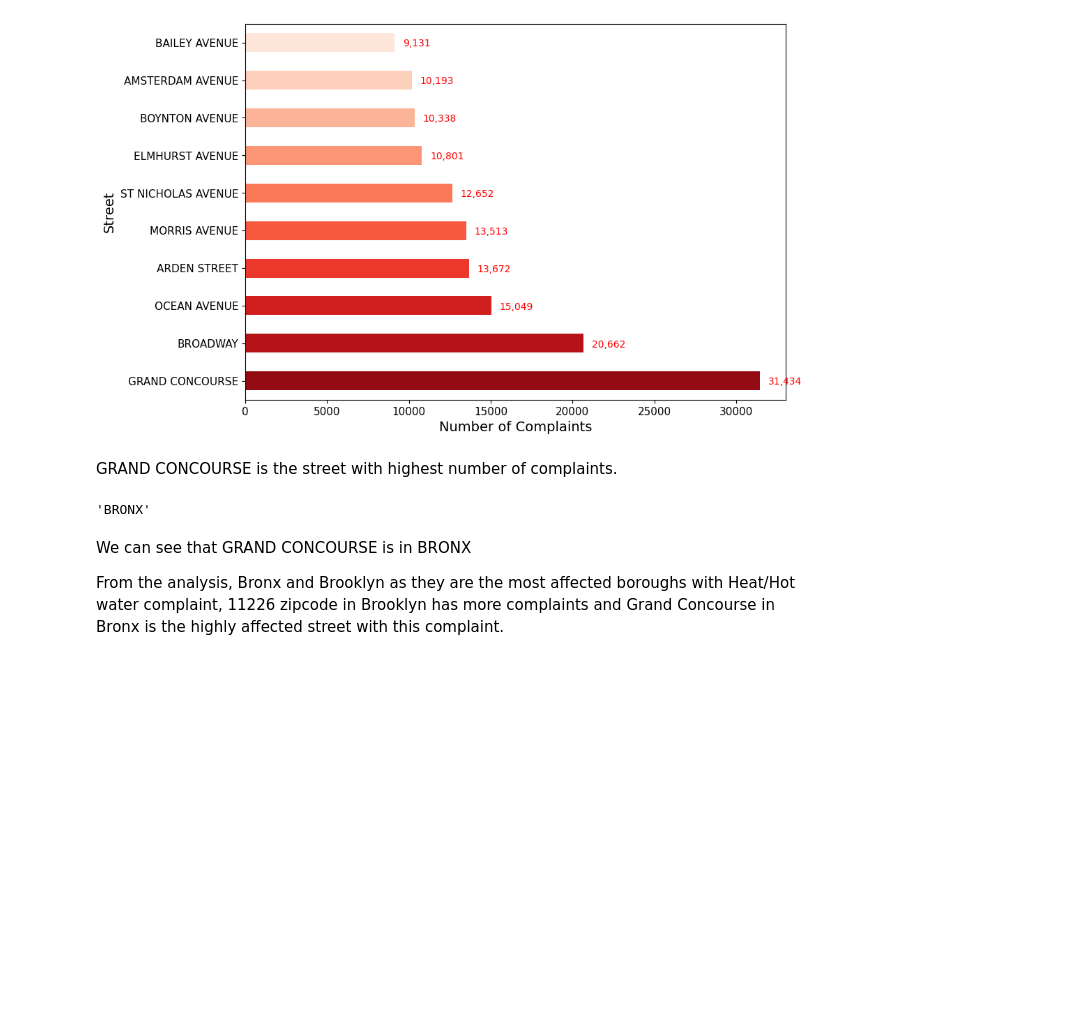
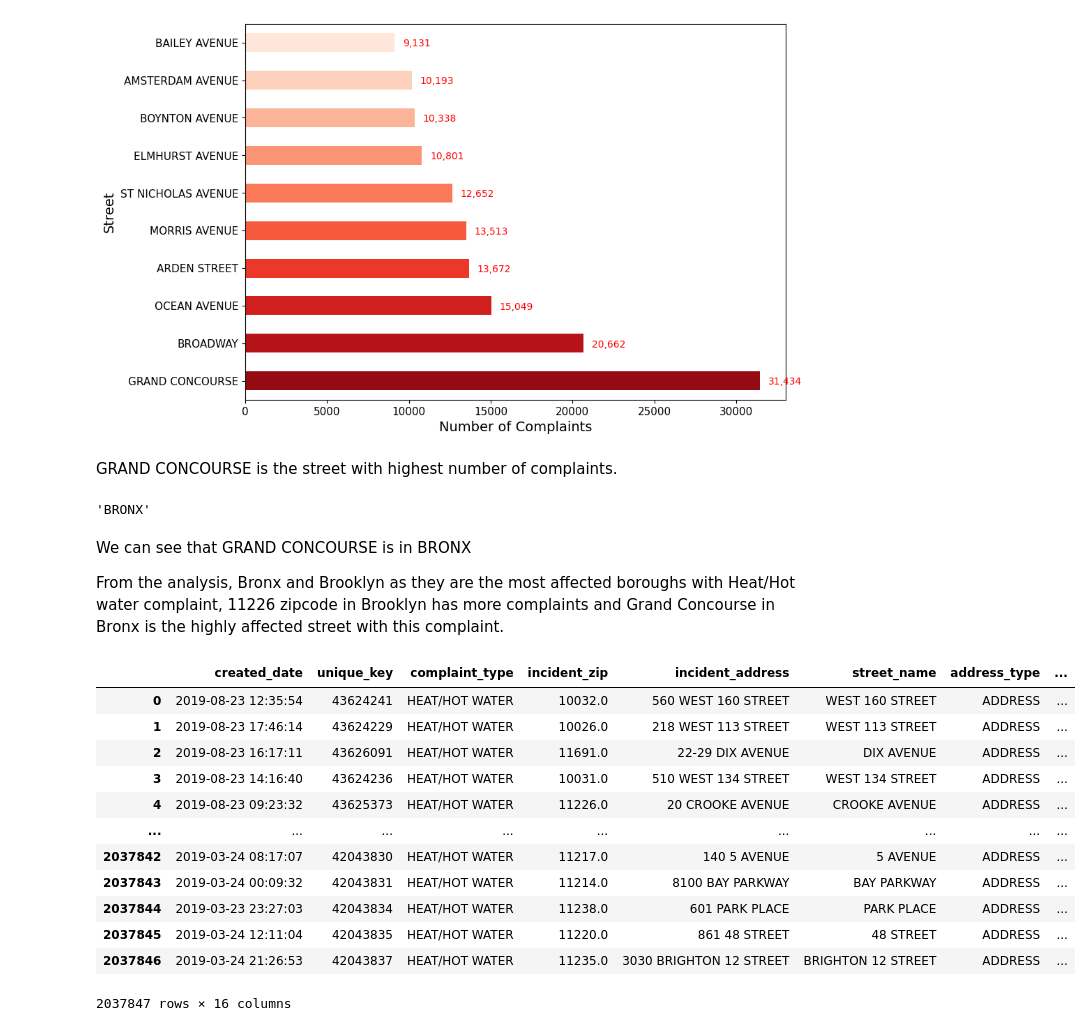
Before and after one commit to ram-polisetti/DataScience, a Jupyter notebook: nyc-311-request-analysis.ipynb, the cells around one changed output. Saved outputs shown, nothing was run; the diff lists cells and outputs as text; code cells hidden in the pictures; blank space fills up the shorter version.

```diff
--- a/nyc-311-request-analysis.ipynb
+++ b/nyc-311-request-analysis.ipynb
@@ -467,3 +467,20 @@ data[data['street_name'] == "GRAND CONCOURSE"]['borough'].iloc[0]
 We can see that GRAND CONCOURSE is in BRONX
 
 From the analysis, Bronx and Brooklyn as they are the most affected boroughs with Heat/Hot water complaint, 11226 zipcode in Brooklyn has more complaints and Grand Concourse in Bronx is the highly affected street with this complaint.
+# %%
+heat_complaint_data = data[(data['complaint_type'] == 'HEAT/HOT WATER') & (data['borough'])].reset_index(drop=True)
+heat_complaint_data
+# %% [output]
+|  | created_date | unique_key | complaint_type | incident_zip | incident_address | street_name | address_type | ... |
+| 0 | 2019-08-23 12:35:54 | 43624241 | HEAT/HOT WATER | 10032.0 | 560 WEST 160 STREET | WEST 160 STREET | ADDRESS | ... |
+| 1 | 2019-08-23 17:46:14 | 43624229 | HEAT/HOT WATER | 10026.0 | 218 WEST 113 STREET | WEST 113 STREET | ADDRESS | ... |
+| 2 | 2019-08-23 16:17:11 | 43626091 | HEAT/HOT WATER | 11691.0 | 22-29 DIX AVENUE | DIX AVENUE | ADDRESS | ... |
+| 3 | 2019-08-23 14:16:40 | 43624236 | HEAT/HOT WATER | 10031.0 | 510 WEST 134 STREET | WEST 134 STREET | ADDRESS | ... |
+| 4 | 2019-08-23 09:23:32 | 43625373 | HEAT/HOT WATER | 11226.0 | 20 CROOKE AVENUE | CROOKE AVENUE | ADDRESS | ... |
+| ... | ... | ... | ... | ... | ... | ... | ... | ... |
+| 2037842 | 2019-03-24 08:17:07 | 42043830 | HEAT/HOT WATER | 11217.0 | 140 5 AVENUE | 5 AVENUE | ADDRESS | ... |
+| 2037843 | 2019-03-24 00:09:32 | 42043831 | HEAT/HOT WATER | 11214.0 | 8100 BAY PARKWAY | BAY PARKWAY | ADDRESS | ... |
+| 2037844 | 2019-03-23 23:27:03 | 42043834 | HEAT/HOT WATER | 11238.0 | 601 PARK PLACE | PARK PLACE | ADDRESS | ... |
+| 2037845 | 2019-03-24 12:11:04 | 42043835 | HEAT/HOT WATER | 11220.0 | 861 48 STREET | 48 STREET | ADDRESS | ... |
+| 2037846 | 2019-03-24 21:26:53 | 42043837 | HEAT/HOT WATER | 11235.0 | 3030 BRIGHTON 12 STREET | BRIGHTON 12 STREET | ADDRESS | ... |
+2037847 rows × 16 columns
```
Also changed, not shown: parts of 20 cells of this notebook.
